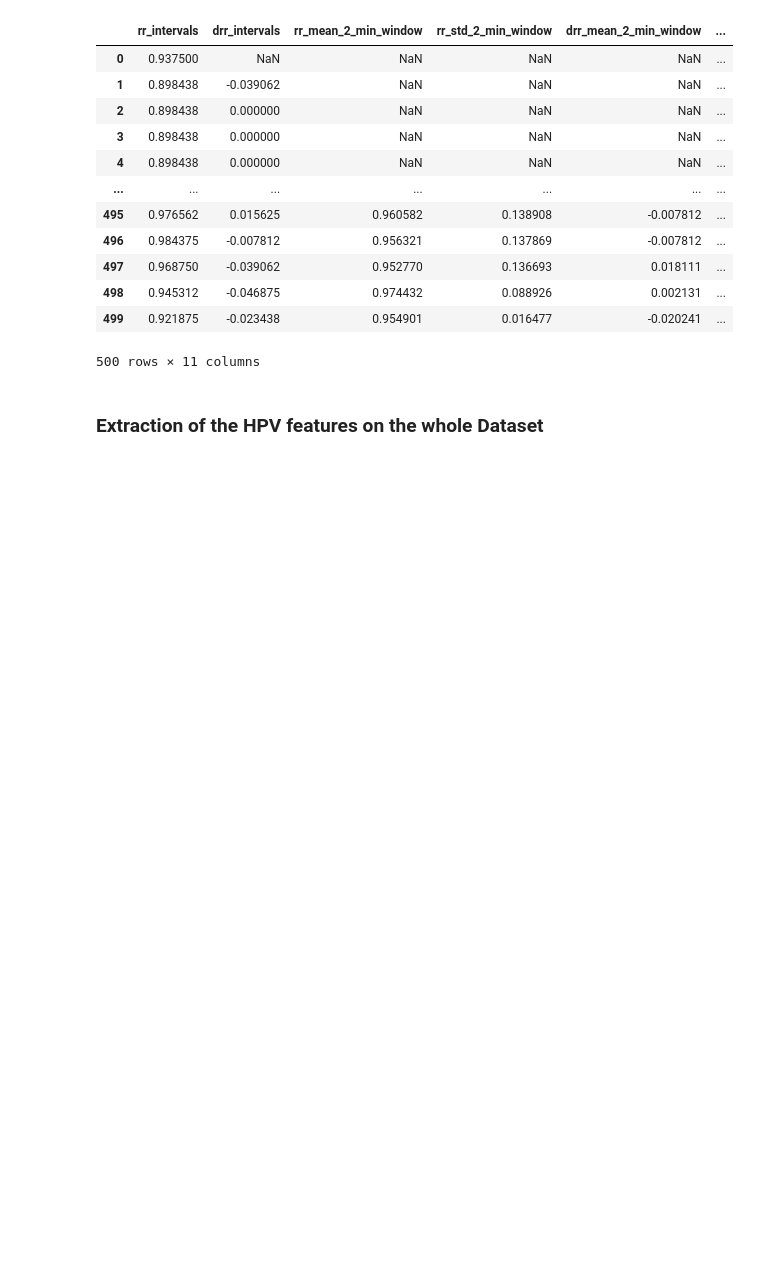
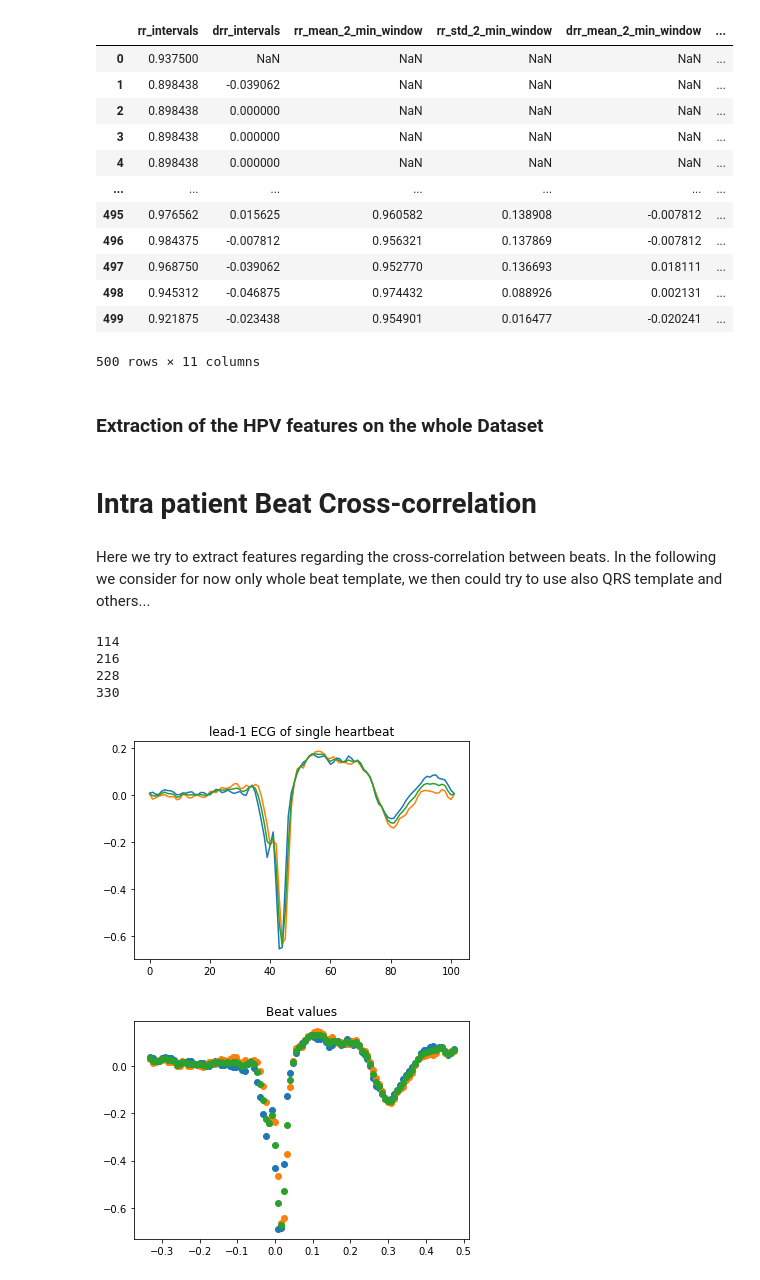
Before and after one commit to romano-francesco/applied-ai-in-biomedicine-ECG-classifier, a Jupyter notebook: Data_Loading_and_Exploration_v2.ipynb, the cells around one changed output. Drawn from its saved outputs; the diff is of its cells as text; code cells hidden in the pictures; blank space fills up the shorter version.

```diff
--- a/Data_Loading_and_Exploration_v2.ipynb
+++ b/Data_Loading_and_Exploration_v2.ipynb
@@ -419,7 +419,7 @@ for i in tqdm(range(len(ecgs))):
   sample_rpeaks = rpks[i]['rpeaks']
   # Handling last beats (if last rpeak is >= to current ecg lenght, we remove it)
   if sample_rpeaks[-1] >= len(ecg_signal):
-    sample_labels = sample_labels[:-1]
+    #sample_labels = sample_labels[:-1]
     sample_rpeaks = sample_rpeaks[:-1]
 
   rpeaks = {'ECG_R_Peaks': sample_rpeaks.flatten(), 'sampling_rate': sampling}
@@ -703,3 +723,80 @@ for i in tqdm(range(len(ecgs))):
                     rr_std_5_min_window = rr_std_5_min, drr_mean_5_min_window = drr_mean_5_min, drr_std_5_min_window = drr_std_5_min, rmssd_5_min = rmssd_5_min)
   #add the dictionary of the features extracted to the list of the patient
   patient_hpv.append(hpv_features)
+# %% [markdown]
+# Intra patient Beat Cross-correlation
+# %% [markdown]
+Here we try to extract features regarding the cross-correlation between beats. In the following we consider for now only whole beat template, we then could try to use also QRS template and others...
+# %%
+# Extract the patient heratbeats
+patient = patient_heartbeats[0]
+
+beat_one = patient['2']
+beat_two = patient['3']
+
+# extract same portion in the ecg signal
+ecg_sample = np.asarray(ecgs[0]['ecg'], dtype=np.float64)
+sampling = ecg_freq(filenames[0])
+ecg_sample_= np.arange(0, ecg_sample.shape[0]/sampling, 1/sampling)
+# obtain indexes of the single heartbeat in the ecg
+indexes = beat_one['Index'].values
+#indexes = [x for i, x in enumerate(indexes) if x >= 0]
+start_index = indexes[0]
+end_index = indexes[len(indexes)-1]
+print(start_index)
+print(end_index)
+
+ecg_signal_1 = nk.ecg_clean(ecg_sample[start_index:end_index,0], sampling_rate=sampling, method='neurokit2')
+
+# extract same portion in the ecg signal
+ecg_sample = np.asarray(ecgs[0]['ecg'], dtype=np.float64)
+sampling = ecg_freq(filenames[0])
+ecg_sample_= np.arange(0, ecg_sample.shape[0]/sampling, 1/sampling)
+# obtain indexes of the single heartbeat in the ecg
+indexes = beat_two['Index'].values
+#indexes = [x for i, x in enumerate(indexes) if x >= 0]
+start_index = indexes[0]
+end_index = indexes[len(indexes)-1]
+print(start_index)
+print(end_index)
+
+# extract the beat signal
+ecg_signal_2 = nk.ecg_clean(ecg_sample[start_index:end_index,0], sampling_rate=sampling, method='neurokit2')
+#ecg_signal_2 = nk.ecg_clean(ecg_sample[start_index:end_index,1], sampling_rate=sampling, method='neurokit2')
+
+ecg_signal_merged = ecg_signal_1 + ecg_signal_2
+ecg_signal_merged = ecg_signal_merged/2
+
+plt.plot(ecg_signal_1)
+plt.plot(ecg_signal_2)
+plt.plot(ecg_signal_merged)
+plt.title("lead-1 ECG of single heartbeat")
+
+# Plot beat samples to see if it effectively represent a beat
+plt.figure()
+plt.title("Beat values")
+plt.scatter(beat_one['Signal'].index, beat_one['Signal'].values)
+
+# Plot beat samples of an other beat
+plt.scatter(beat_two['Signal'].index, beat_two['Signal'].values)
+
+# Take the average of the values of the 2 arrays and plot it
+a = beat_one['Signal'].values
+b = beat_two['Signal'].values
+c = np.add(a, b)
+c = c/2
+
+plt.scatter(beat_two['Signal'].index, c)
+
+#create the new beat as a pandas dataframe
+
+# create the new Signal series
+index = beat_one['Signal'].index
+s = pd.Series(c, index=index)
+# %% [output]
+114
+216
+228
+330
+[figure, added]
+[figure, added]
```
Also changed, not shown: parts of 7 cells of this notebook.
